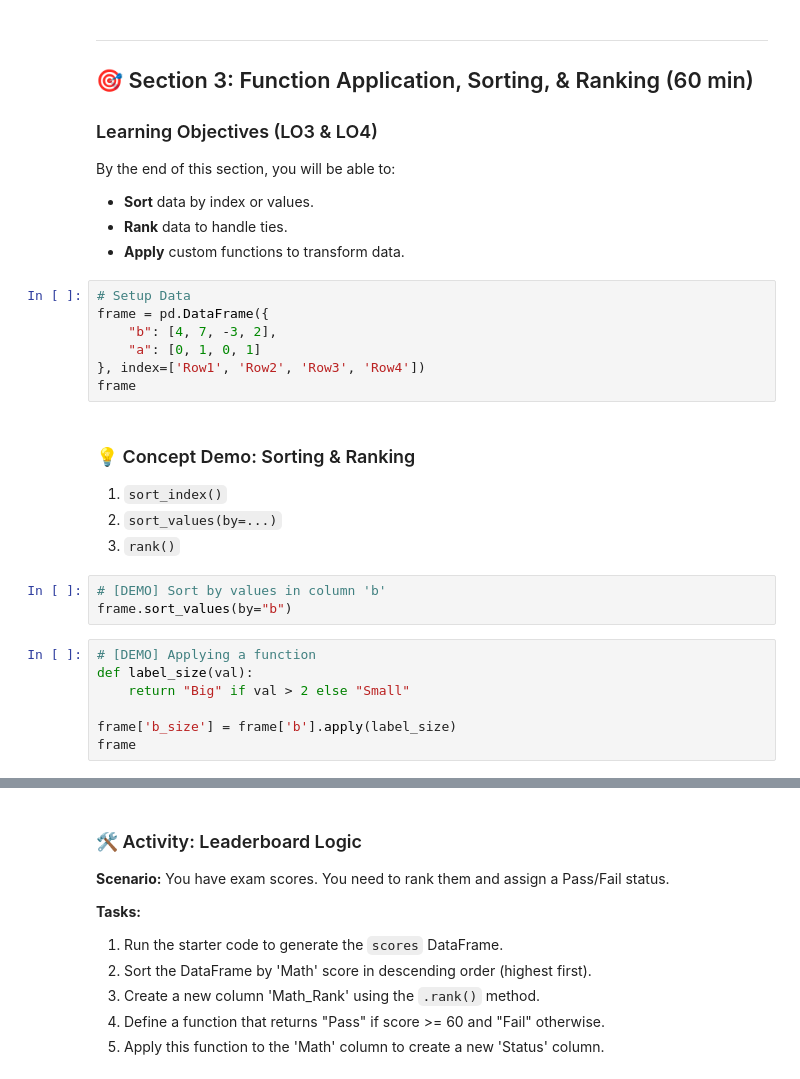
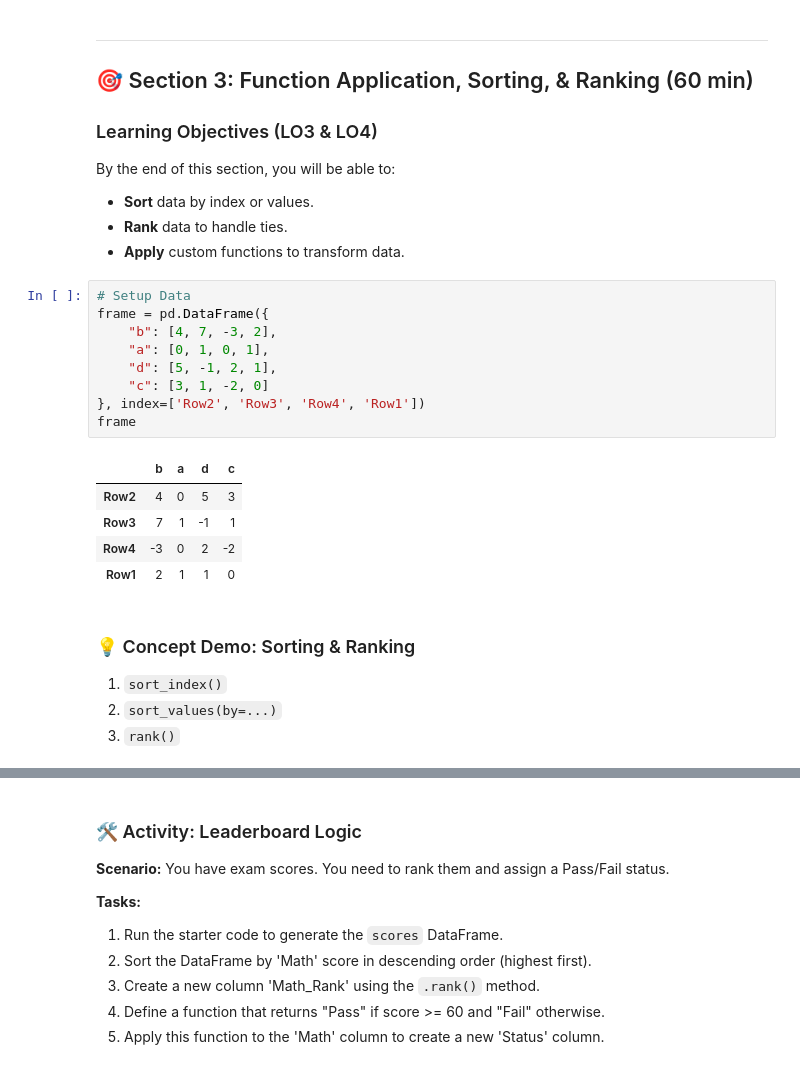
Before and after one commit to kennywong85/6m-data-1.7-intro-pandas, a Jupyter notebook: notebooks/pandas_lesson.ipynb, the cells around one changed output, grey strips where cells are left out. Drawn from its saved outputs; the diff is of its cells as text.

```diff
--- a/notebooks/pandas_lesson.ipynb
+++ b/notebooks/pandas_lesson.ipynb
@@ -353,22 +353,20 @@ By the end of this section, you will be able to:
 # %%
 # Setup Data
 frame = pd.DataFrame({
     "b": [4, 7, -3, 2],
-    "a": [0, 1, 0, 1]
-}, index=['Row1', 'Row2', 'Row3', 'Row4'])
+    "a": [0, 1, 0, 1],
+    "d": [5, -1, 2, 1],
+    "c": [3, 1, -2, 0]
+}, index=['Row2', 'Row3', 'Row4', 'Row1'])
 frame
+# %% [output]
+|  | b | a | d | c |
+| Row2 | 4 | 0 | 5 | 3 |
+| Row3 | 7 | 1 | -1 | 1 |
+| Row4 | -3 | 0 | 2 | -2 |
+| Row1 | 2 | 1 | 1 | 0 |
 # %% [markdown]
 ### 💡 Concept Demo: Sorting & Ranking
 1. `sort_index()`
 2. `sort_values(by=...)`
 3. `rank()`
-# %%
-# [DEMO] Sort by values in column 'b'
-frame.sort_values(by="b")
-# %%
-# [DEMO] Applying a function
-def label_size(val):
-    return "Big" if val > 2 else "Small"
-
-frame['b_size'] = frame['b'].apply(label_size)
-frame
```
Also changed, not shown: parts of 2 cells of this notebook.
